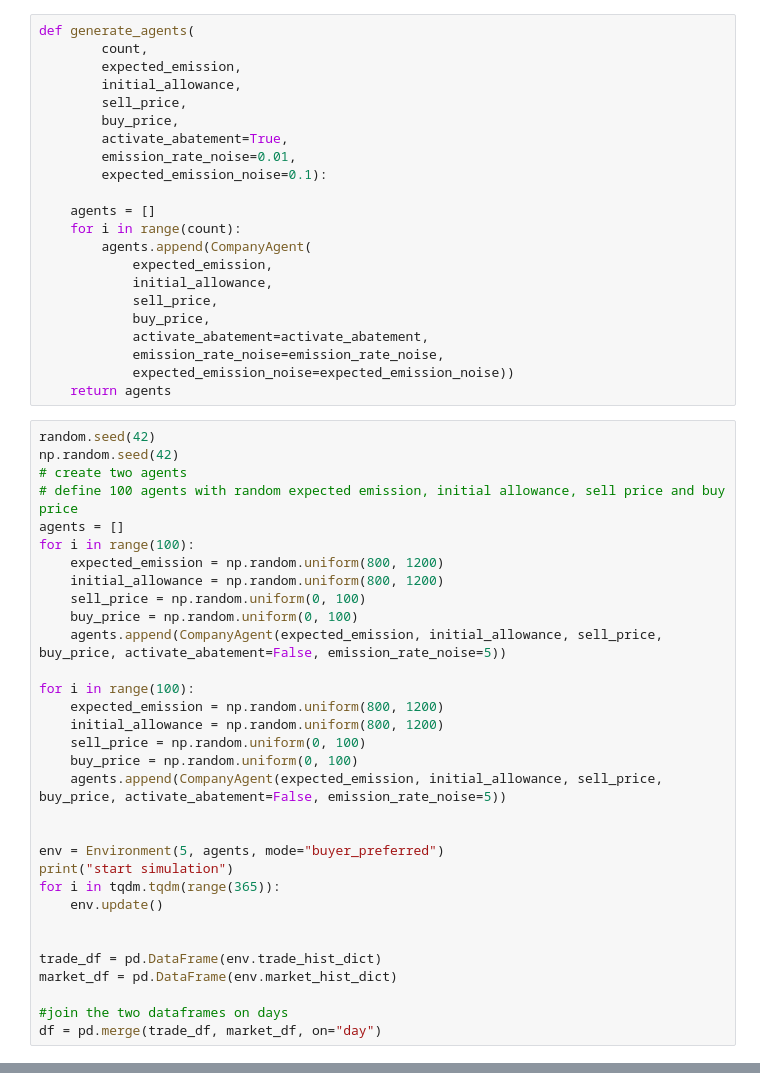
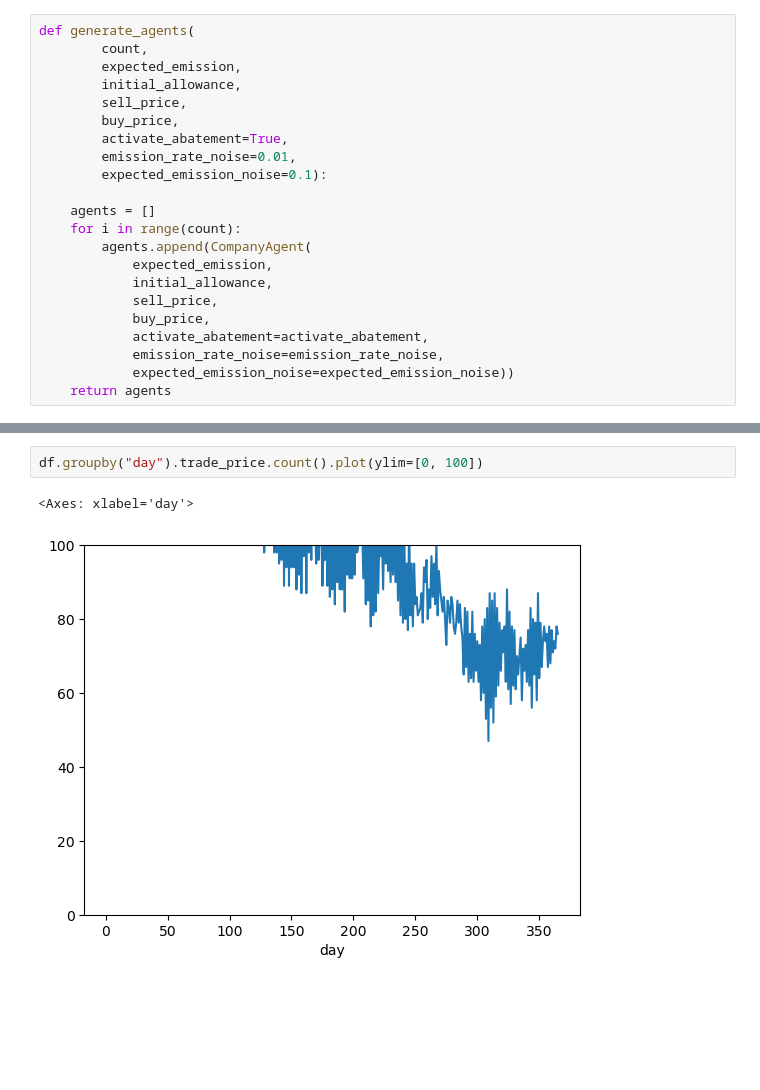
Before and after one commit to haberger/ModSimETS, a Jupyter notebook: modsim.ipynb, the cells around one changed output, grey strips where cells are left out. Saved outputs shown, nothing was run; the diff lists cells and outputs as text; blank space fills up the shorter version.

```diff
--- a/modsim.ipynb
+++ b/modsim.ipynb
@@ -29,35 +34,3 @@ def generate_agents(
             emission_rate_noise=emission_rate_noise,
             expected_emission_noise=expected_emission_noise))
     return agents
-# %%
-random.seed(42)
-np.random.seed(42)
-# create two agents
-# define 100 agents with random expected emission, initial allowance, sell price and buy price
-agents = []
-for i in range(100):
-    expected_emission = np.random.uniform(800, 1200)
-    initial_allowance = np.random.uniform(800, 1200)
-    sell_price = np.random.uniform(0, 100)
-    buy_price = np.random.uniform(0, 100)
-    agents.append(CompanyAgent(expected_emission, initial_allowance, sell_price, buy_price, activate_abatement=False, emission_rate_noise=5))
-
-for i in range(100):
-    expected_emission = np.random.uniform(800, 1200)
-    initial_allowance = np.random.uniform(800, 1200)
-    sell_price = np.random.uniform(0, 100)
-    buy_price = np.random.uniform(0, 100)
-    agents.append(CompanyAgent(expected_emission, initial_allowance, sell_price, buy_price, activate_abatement=False, emission_rate_noise=5))
-
-
-env = Environment(5, agents, mode="buyer_preferred")
-print("start simulation")
-for i in tqdm.tqdm(range(365)):
-    env.update()
-
-
-trade_df = pd.DataFrame(env.trade_hist_dict)
-market_df = pd.DataFrame(env.market_hist_dict)
-
-#join the two dataframes on days
-df = pd.merge(trade_df, market_df, on="day")
@@ -80,0 +198,5 @@ plt.show()
+# %%
+df.groupby("day").trade_price.count().plot(ylim=[0, 100])
+# %% [output]
+<Axes: xlabel='day'>
+[figure, added]
```
Also changed, not shown: parts of 9 cells of this notebook.
